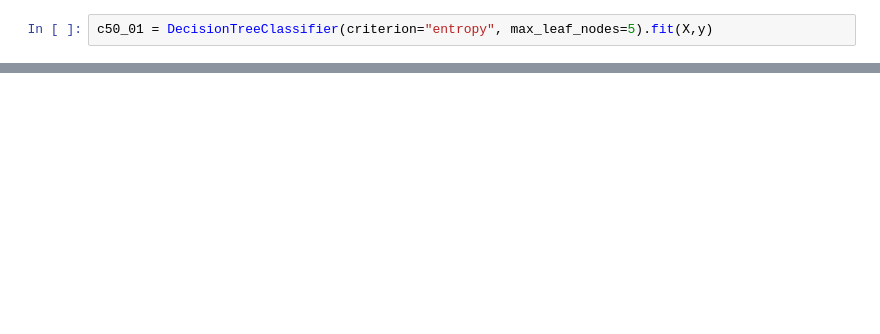
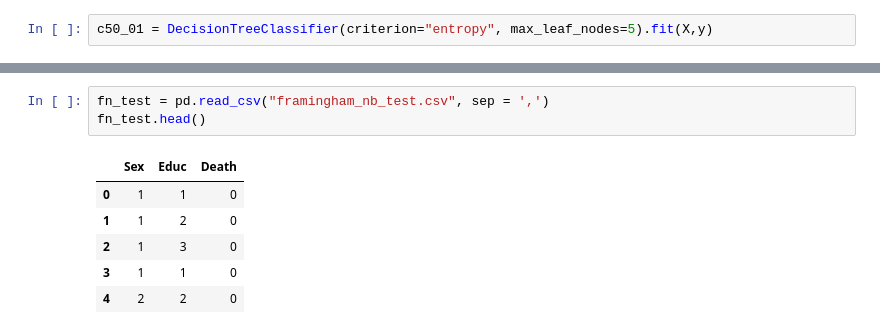
Before and after one commit to Riverag0011/502-01, a Jupyter notebook: Untitled.ipynb, the cells around one changed output, grey strips where cells are left out. Cells and saved outputs as stored; diff of their text form; blank space fills up the shorter version.

```diff
--- a/Untitled.ipynb
+++ b/Untitled.ipynb
@@ -351,0 +70,10 @@ mean_absolute_error(y_true = ytrue, y_pred = ypred)
+# %%
+fn_test = pd.read_csv("framingham_nb_test.csv", sep = ',')
+fn_test.head()
+# %% [output]
+|  | Sex | Educ | Death |
+| 0 | 1 | 1 | 0 |
+| 1 | 1 | 2 | 0 |
+| 2 | 1 | 3 | 0 |
+| 3 | 1 | 1 | 0 |
+| 4 | 2 | 2 | 0 |
```
Also changed, not shown: parts of 102 cells of this notebook, 6 other files.
